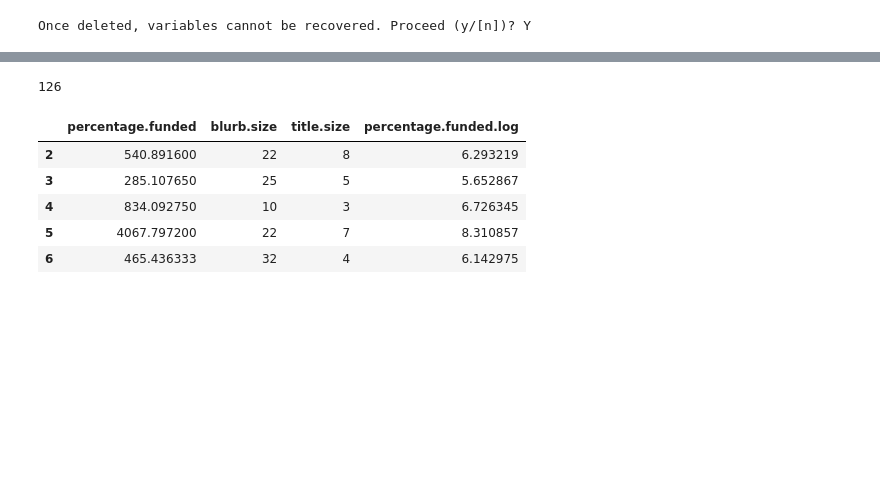
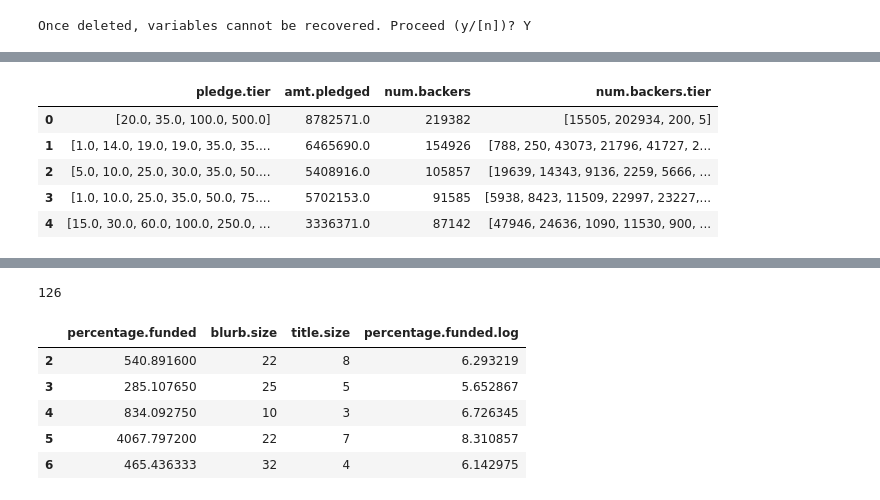
Before and after one commit to iwls/kickstarter, a Jupyter notebook: Kickstarter_Project_Tom.ipynb, the cells around one changed output, grey strips where cells are left out. Cells and saved outputs as stored; diff of their text form; code cells hidden in the pictures; blank space fills up the shorter version.

```diff
--- a/Kickstarter_Project_Tom.ipynb
+++ b/Kickstarter_Project_Tom.ipynb
@@ -36,3 +52,12 @@ list(df)
+# %%
+dfplot.head()
+# %% [output]
+|  | pledge.tier | amt.pledged | num.backers | num.backers.tier |
+| 0 | [20.0, 35.0, 100.0, 500.0] | 8782571.0 | 219382 | [15505, 202934, 200, 5] |
+| 1 | [1.0, 14.0, 19.0, 19.0, 35.0, 35.... | 6465690.0 | 154926 | [788, 250, 43073, 21796, 41727, 2... |
+| 2 | [5.0, 10.0, 25.0, 30.0, 35.0, 50.... | 5408916.0 | 105857 | [19639, 14343, 9136, 2259, 5666, ... |
+| 3 | [1.0, 10.0, 25.0, 35.0, 50.0, 75.... | 5702153.0 | 91585 | [5938, 8423, 11509, 22997, 23227,... |
+| 4 | [15.0, 30.0, 60.0, 100.0, 250.0, ... | 3336371.0 | 87142 | [47946, 24636, 1090, 11530, 900, ... |
 # %%
 df['percentage.funded'] = (df['amt.pledged'] / df['goal']) * 100
 df['blurb.size'] = df['blurb'].str.split().str.len()
```
Also changed, not shown: parts of 10 cells of this notebook.
